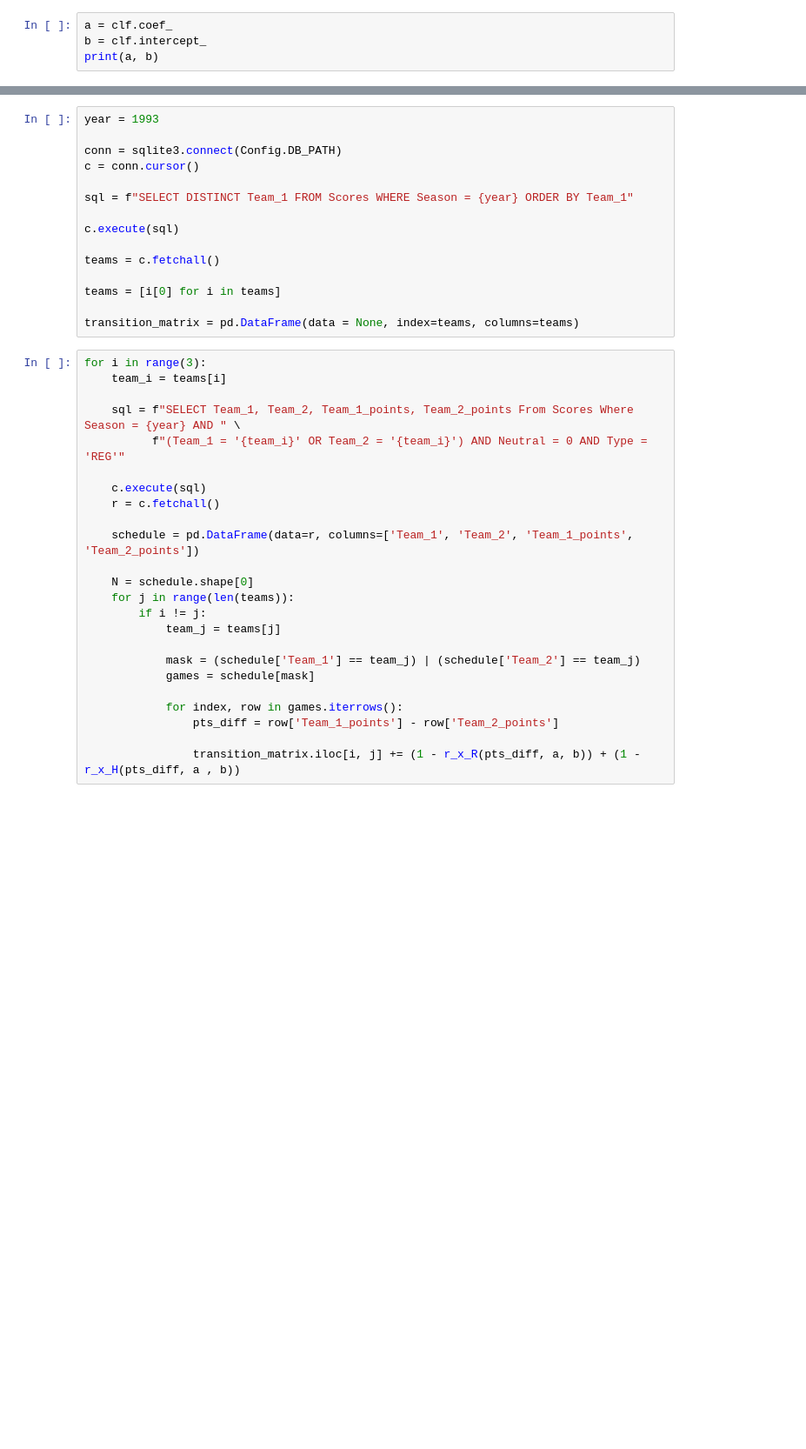
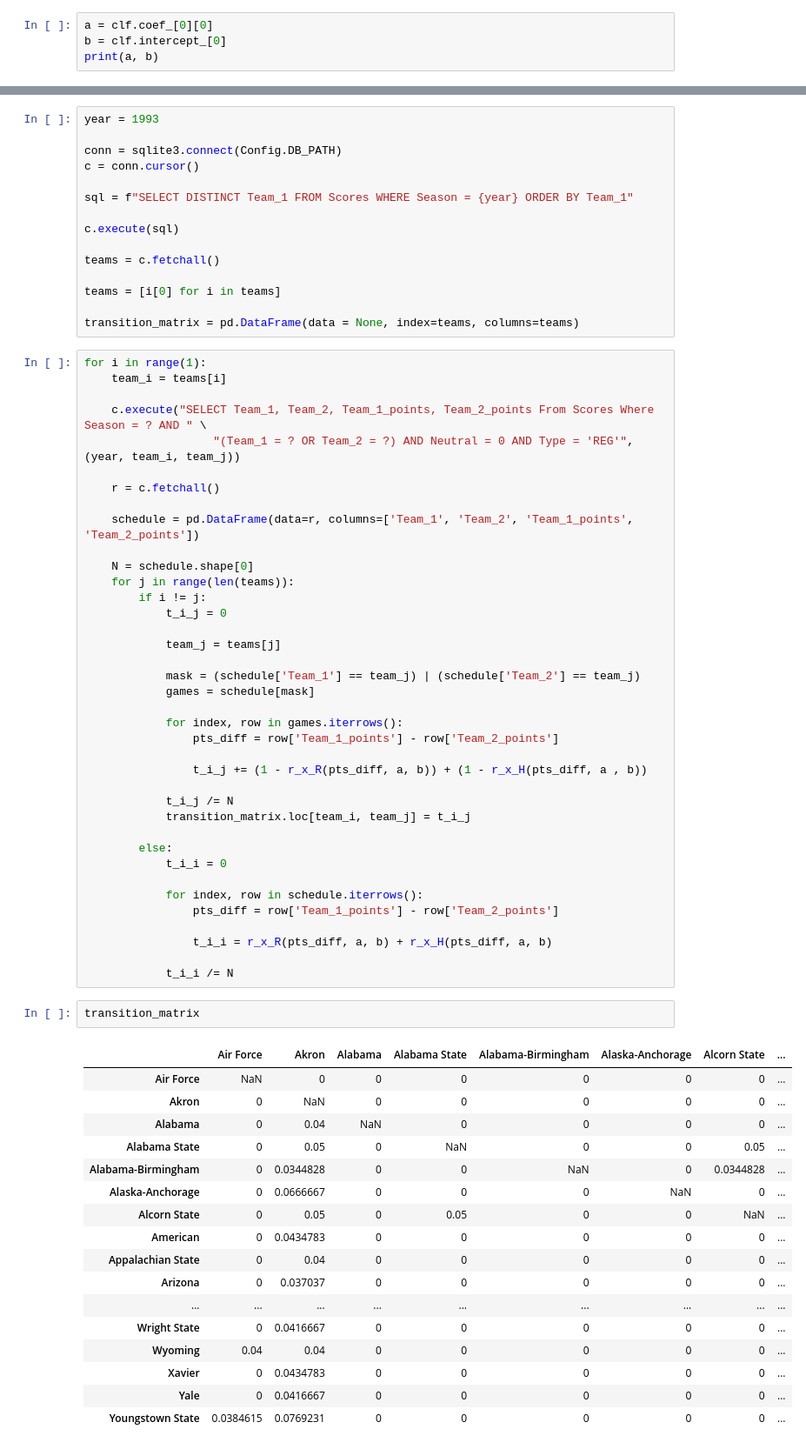
Before and after one commit to ettoredangelo/LRMC, a Jupyter notebook: LRMC.ipynb, the cells around one changed output, grey strips where cells are left out. Shown at 87% size. Drawn from its saved outputs; the diff is of its cells as text; blank space fills up the shorter version.

Commit message:
transition matrix

```diff
--- a/LRMC.ipynb
+++ b/LRMC.ipynb
@@ -34,7 +34,7 @@ y = y.astype('int')
 # %%
 clf = LogisticRegression(random_state=0, solver='lbfgs', multi_class='multinomial').fit(X, y)
 # %%
-a = clf.coef_
-b = clf.intercept_
+a = clf.coef_[0][0]
+b = clf.intercept_[0]
 print(a, b)
 # %% [output]
@@ -107,13 +107,12 @@ teams = [i[0] for i in teams]
 
 transition_matrix = pd.DataFrame(data = None, index=teams, columns=teams)
 # %%
-for i in range(3):
+for i in range(1):
     team_i = teams[i]
 
-    sql = f"SELECT Team_1, Team_2, Team_1_points, Team_2_points From Scores Where Season = {year} AND " \
-          f"(Team_1 = '{team_i}' OR Team_2 = '{team_i}') AND Neutral = 0 AND Type = 'REG'"
+    c.execute("SELECT Team_1, Team_2, Team_1_points, Team_2_points From Scores Where Season = ? AND " \
+                   "(Team_1 = ? OR Team_2 = ?) AND Neutral = 0 AND Type = 'REG'", (year, team_i, team_j))
 
-    c.execute(sql)
     r = c.fetchall()
 
     schedule = pd.DataFrame(data=r, columns=['Team_1', 'Team_2', 'Team_1_points', 'Team_2_points'])
@@ -121,6 +120,8 @@ for i in range(3):
     N = schedule.shape[0]
     for j in range(len(teams)):
         if i != j:
+            t_i_j = 0
+
             team_j = teams[j]
 
             mask = (schedule['Team_1'] == team_j) | (schedule['Team_2'] == team_j)
@@ -129,4 +130,37 @@ for i in range(3):
             for index, row in games.iterrows():
                 pts_diff = row['Team_1_points'] - row['Team_2_points']
 
-                transition_matrix.iloc[i, j] += (1 - r_x_R(pts_diff, a, b)) + (1 - r_x_H(pts_diff, a , b))
+                t_i_j += (1 - r_x_R(pts_diff, a, b)) + (1 - r_x_H(pts_diff, a , b))
+
+            t_i_j /= N
+            transition_matrix.loc[team_i, team_j] = t_i_j
+
+        else:
+            t_i_i = 0
+
+            for index, row in schedule.iterrows():
+                pts_diff = row['Team_1_points'] - row['Team_2_points']
+
+                t_i_i = r_x_R(pts_diff, a, b) + r_x_H(pts_diff, a, b)
+
+            t_i_i /= N
+# %%
+transition_matrix
+# %% [output]
+|  | Air Force | Akron | Alabama | Alabama State | Alabama-Birmingham | Alaska-Anchorage | Alcorn State | ... |
+| Air Force | NaN | 0 | 0 | 0 | 0 | 0 | 0 | ... |
+| Akron | 0 | NaN | 0 | 0 | 0 | 0 | 0 | ... |
+| Alabama | 0 | 0.04 | NaN | 0 | 0 | 0 | 0 | ... |
+| Alabama State | 0 | 0.05 | 0 | NaN | 0 | 0 | 0.05 | ... |
+| Alabama-Birmingham | 0 | 0.0344828 | 0 | 0 | NaN | 0 | 0.0344828 | ... |
+| Alaska-Anchorage | 0 | 0.0666667 | 0 | 0 | 0 | NaN | 0 | ... |
+| Alcorn State | 0 | 0.05 | 0 | 0.05 | 0 | 0 | NaN | ... |
+| American | 0 | 0.0434783 | 0 | 0 | 0 | 0 | 0 | ... |
+| Appalachian State | 0 | 0.04 | 0 | 0 | 0 | 0 | 0 | ... |
+| Arizona | 0 | 0.037037 | 0 | 0 | 0 | 0 | 0 | ... |
+| ... | ... | ... | ... | ... | ... | ... | ... | ... |
+| Wright State | 0 | 0.0416667 | 0 | 0 | 0 | 0 | 0 | ... |
+| Wyoming | 0.04 | 0.04 | 0 | 0 | 0 | 0 | 0 | ... |
+| Xavier | 0 | 0.0434783 | 0 | 0 | 0 | 0 | 0 | ... |
+| Yale | 0 | 0.0416667 | 0 | 0 | 0 | 0 | 0 | ... |
+| Youngstown State | 0.0384615 | 0.0769231 | 0 | 0 | 0 | 0 | 0 | ... |
```
Also changed, not shown: parts of 2 cells of this notebook.
